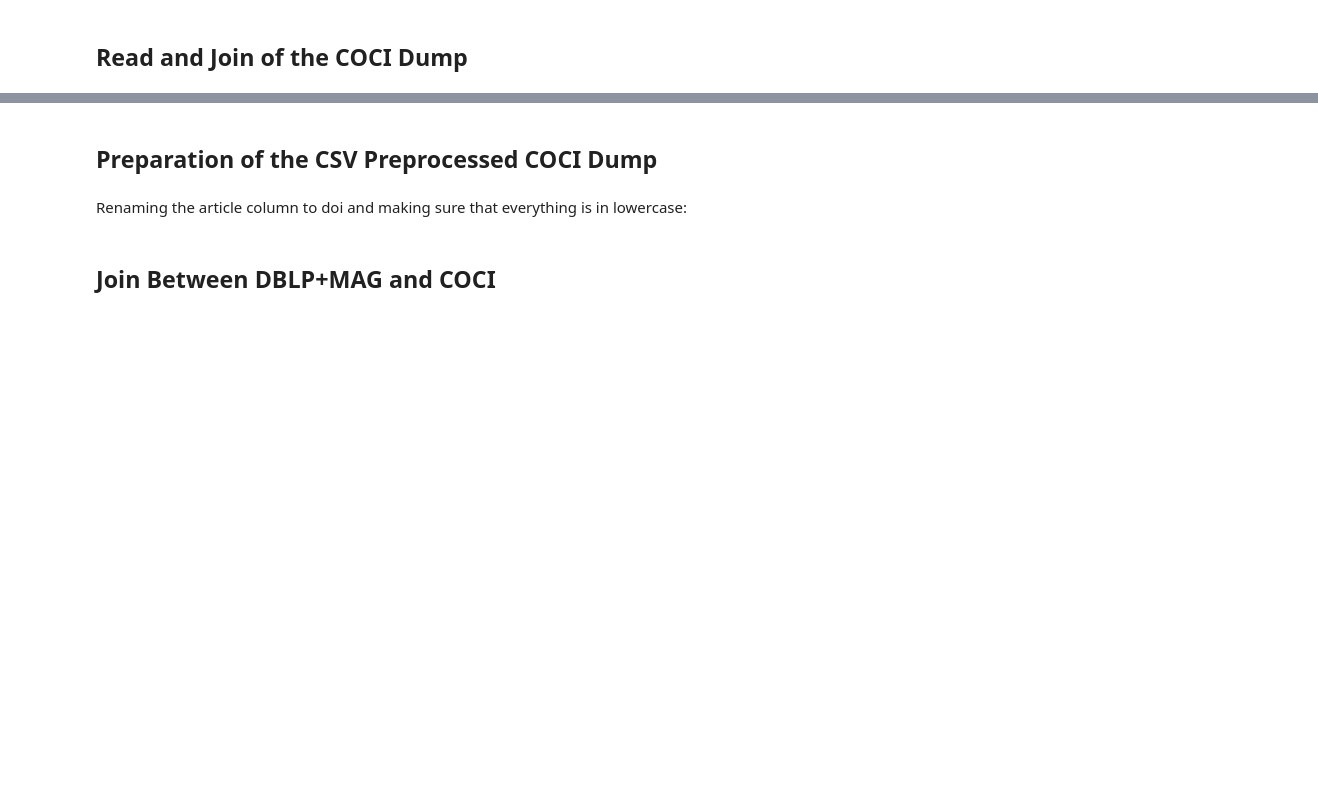
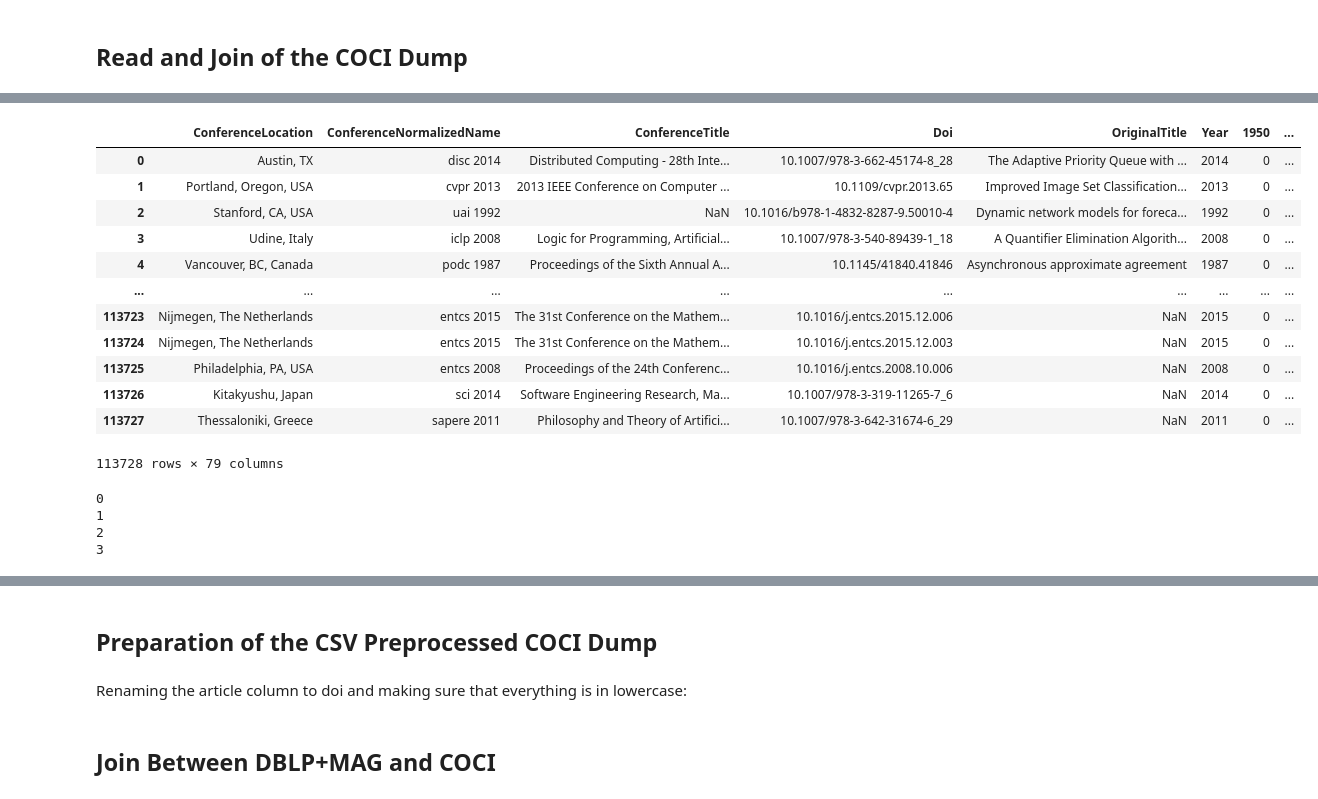
Before and after one commit to MarcoTerzulli/conftur_terzulli, a Jupyter notebook: Dataset Creation Pipeline/3 - Citation and Conference Data Join/3 - DBLP + MAG Join with COCI RAW for By Year Citations.ipynb, the cells around one changed output, grey strips where cells are left out. Cells and saved outputs as stored; diff of their text form; code cells hidden in the pictures; blank space fills up the shorter version.

Commit message:
Join Dati Citazioni e Location: continuo costruzione dataset con citazioni per anno. Trovata possibile soluzione per il conteggio e join

```diff
--- a/Dataset Creation Pipeline/3 - Citation and Conference Data Join/3 - DBLP + MAG Join with COCI RAW for By Year Citations.ipynb
+++ b/Dataset Creation Pipeline/3 - Citation and Conference Data Join/3 - DBLP + MAG Join with COCI RAW for By Year Citations.ipynb
@@ -190,0 +318,43 @@ Currently processing CSV 0: /Users/marcoterzulli/File/Scuola Local/Magistrale/Ma
+# %%
+df_joined_cp = df_joined.copy()
+
+# Removing the broken records
+df_support = df_support.loc[(df_support['Year_of_Citation'] <= date.today().year)]
+df_support = df_support[~df_support["timespan"].str.contains('-')]
+
+# Reshaping the dataframe and resetting its index
+df_support_reshaped = pd.crosstab(df_support.Doi, df_support.Year_of_Citation)
+df_support_reshaped = df_support_reshaped.reset_index()
+
+# Fixing the column name type
+for column in df_support_reshaped:
+    df_support_reshaped.rename(columns = {column: str(column)}, inplace=True)
+
+# Join with the original dataframe
+df_joined_cp = pd.merge(df_joined_cp, df_support_reshaped, on=['Doi'], how='inner')
+
+# Sum of the citation counts values
+for column in df_joined_cp:
+    if '_x' in str(column):
+        # Column sum
+        df_joined_cp[column] += df_joined_cp[str(column).split('_x')[0] + '_y']
+
+        # Column rename and drop
+        df_joined_cp.rename(columns = {column: str(column).split('_x')[0]}, inplace=True)
+        df_joined_cp = df_joined_cp.drop(columns=[str(column).split('_x')[0] + '_y'])
+
+df_joined_cp
+# %% [output]
+|  | ConferenceLocation | ConferenceNormalizedName | ConferenceTitle | Doi | OriginalTitle | Year | 1950 | ... |
+| 0 | Austin, TX | disc 2014 | Distributed Computing - 28th Inte... | 10.1007/978-3-662-45174-8_28 | The Adaptive Priority Queue with ... | 2014 | 0 | ... |
+| 1 | Portland, Oregon, USA | cvpr 2013 | 2013 IEEE Conference on Computer ... | 10.1109/cvpr.2013.65 | Improved Image Set Classification... | 2013 | 0 | ... |
+| 2 | Stanford, CA, USA | uai 1992 | NaN | 10.1016/b978-1-4832-8287-9.50010-4 | Dynamic network models for foreca... | 1992 | 0 | ... |
+| 3 | Udine, Italy | iclp 2008 | Logic for Programming, Artificial... | 10.1007/978-3-540-89439-1_18 | A Quantifier Elimination Algorith... | 2008 | 0 | ... |
+| 4 | Vancouver, BC, Canada | podc 1987 | Proceedings of the Sixth Annual A... | 10.1145/41840.41846 | Asynchronous approximate agreement | 1987 | 0 | ... |
+| ... | ... | ... | ... | ... | ... | ... | ... | ... |
+| 113723 | Nijmegen, The Netherlands | entcs 2015 | The 31st Conference on the Mathem... | 10.1016/j.entcs.2015.12.006 | NaN | 2015 | 0 | ... |
+| 113724 | Nijmegen, The Netherlands | entcs 2015 | The 31st Conference on the Mathem... | 10.1016/j.entcs.2015.12.003 | NaN | 2015 | 0 | ... |
+| 113725 | Philadelphia, PA, USA | entcs 2008 | Proceedings of the 24th Conferenc... | 10.1016/j.entcs.2008.10.006 | NaN | 2008 | 0 | ... |
+| 113726 | Kitakyushu, Japan | sci 2014 | Software Engineering Research, Ma... | 10.1007/978-3-319-11265-7_6 | NaN | 2014 | 0 | ... |
+| 113727 | Thessaloniki, Greece | sapere 2011 | Philosophy and Theory of Artifici... | 10.1007/978-3-642-31674-6_29 | NaN | 2011 | 0 | ... |
+113728 rows × 79 columns
@@ -190,0 +391,8 @@ Currently processing CSV 0: /Users/marcoterzulli/File/Scuola Local/Magistrale/Ma
+# %%
+for i in range(0, 4):
+    print(i)
+# %% [output]
+0
+1
+2
+3
```
Also changed, not shown: parts of 29 cells of this notebook.
